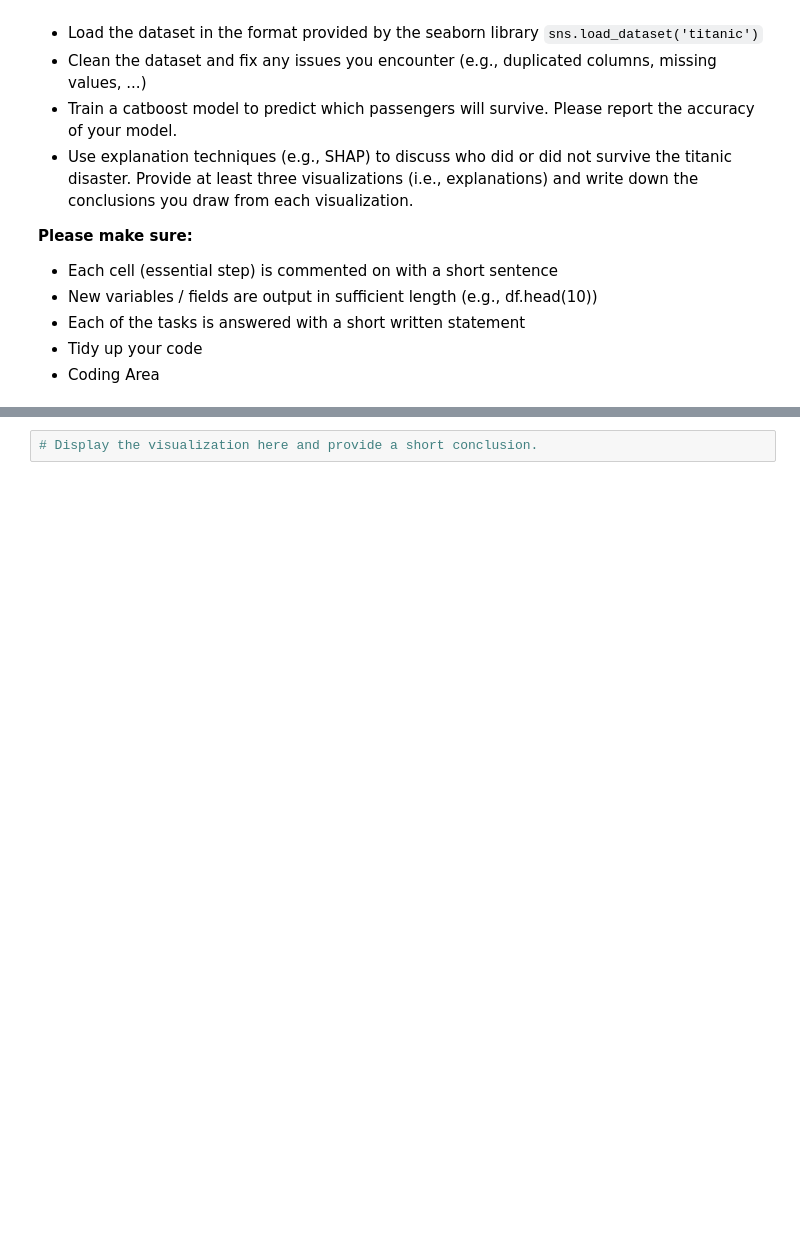
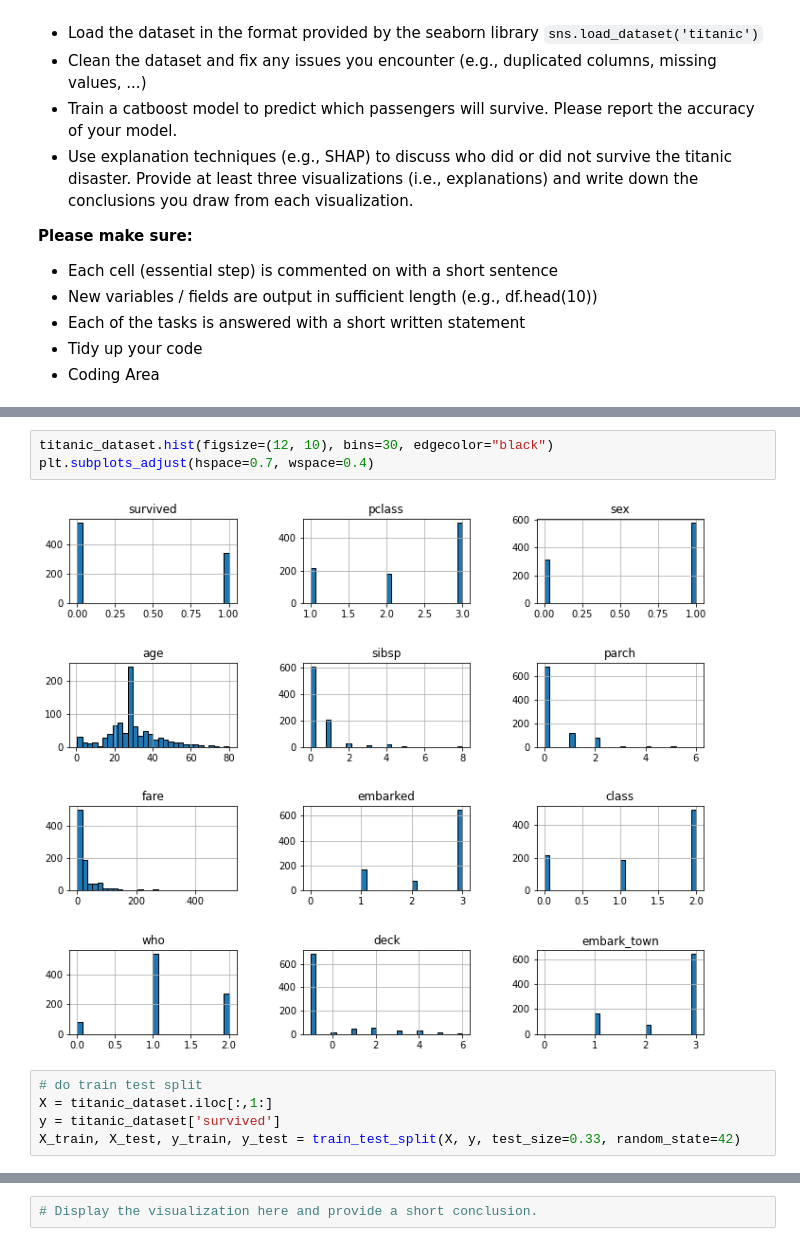
Before and after one commit to KarelZe/aiss, a Jupyter notebook: homework6.ipynb, the cells around one changed output, grey strips where cells are left out. Drawn from its saved outputs; the diff is of its cells as text; blank space fills up the shorter version.

```diff
--- a/homework6.ipynb
+++ b/homework6.ipynb
@@ -22,0 +238,10 @@ The titanic dataset is one of the most common introductory problems for data sci
+# %%
+titanic_dataset.hist(figsize=(12, 10), bins=30, edgecolor="black")
+plt.subplots_adjust(hspace=0.7, wspace=0.4)
+# %% [output]
+[figure, added]
+# %%
+# do train test split
+X = titanic_dataset.iloc[:,1:]
+y = titanic_dataset['survived']
+X_train, X_test, y_train, y_test = train_test_split(X, y, test_size=0.33, random_state=42)
```
Also changed, not shown: parts of 37 cells of this notebook.
